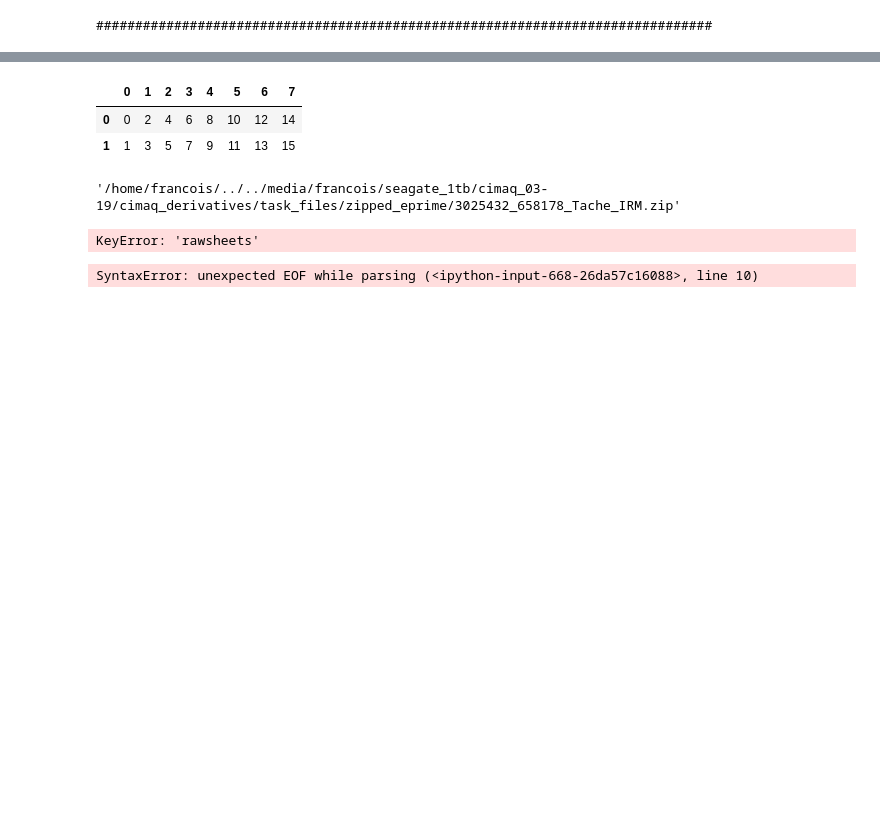
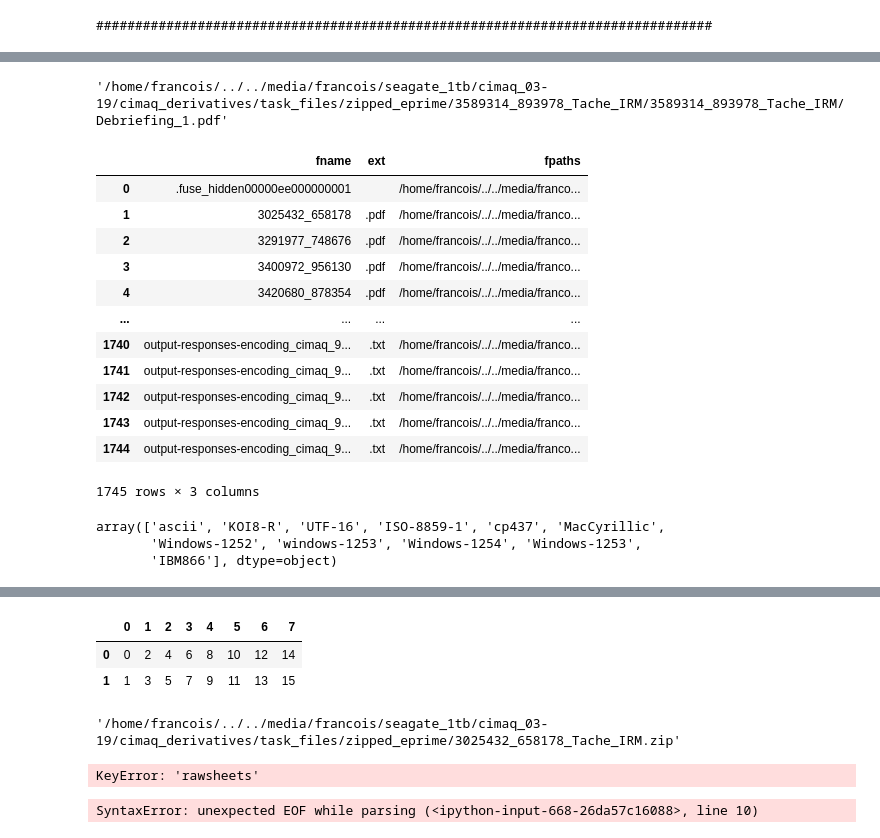
Before and after one commit to FrancoisNadeau/cimaq_memory, a Jupyter notebook: parse_datas.ipynb, the cells around one changed output, grey strips where cells are left out. Drawn from its saved outputs; the diff is of its cells as text; code cells hidden in the pictures; blank space fills up the shorter version.

```diff
--- a/parse_datas.ipynb
+++ b/parse_datas.ipynb
@@ -39,0 +271,41 @@ def get_cimaq_dir_paths(cimaq_dir="~/../../media/francois/seagate_1tb/cimaq_03-1
+# %%
+contents
+# %% [output]
+'/home/francois/../../media/francois/seagate_1tb/cimaq_03-19/cimaq_derivatives/task_files/zipped_eprime/3589314_893978_Tache_IRM/3589314_893978_Tache_IRM/Debriefing_1.pdf'
+# %%
+def uzipfiles(indir, outdir=None):
+    if outdir != None:
+        outdir = outdir
+    else:
+        outdir = pjoin(dname(indir), 'uz_'+os.path.splitext(bname(indir))[0])
+    os.makedirs(outdir, exist_ok=True)
+    for item in tqdm([itm for itm in loadimages(indir)
+                      if not itm.startswith('.')]):
+        with zipfile.ZipFile(item, 'r') as archv:
+            archv.extractall(path=pjoin(outdir,
+                                       os.path.splitext(bname(item))[0]),
+                             members=getnamelist(item))
+            archv.close()
+    [shutil.move(
+        itm,pjoin(outdir,
+                  bname(itm).lower().replace(' ', '_')))
+     for itm in loadimages(outdir)]
+    removeEmptyFolders(indir)
+    removeEmptyFolders(outdir)
+    return loadfiles(loadimages(outdir))
+
+uzipfiles(get_cimaq_dir_paths()[0].zeprimes.fpaths)
+# %% [output]
+|  | fname | ext | fpaths |
+| 0 | .fuse_hidden00000ee000000001 |  | /home/francois/../../media/franco... |
+| 1 | 3025432_658178 | .pdf | /home/francois/../../media/franco... |
+| 2 | 3291977_748676 | .pdf | /home/francois/../../media/franco... |
+| 3 | 3400972_956130 | .pdf | /home/francois/../../media/franco... |
+| 4 | 3420680_878354 | .pdf | /home/francois/../../media/franco... |
+| ... | ... | ... | ... |
+| 1740 | output-responses-encoding_cimaq_9... | .txt | /home/francois/../../media/franco... |
+| 1741 | output-responses-encoding_cimaq_9... | .txt | /home/francois/../../media/franco... |
+| 1742 | output-responses-encoding_cimaq_9... | .txt | /home/francois/../../media/franco... |
+| 1743 | output-responses-encoding_cimaq_9... | .txt | /home/francois/../../media/franco... |
+| 1744 | output-responses-encoding_cimaq_9... | .txt | /home/francois/../../media/franco... |
+1745 rows × 3 columns
@@ -40,2 +391,8 @@ def get_cimaq_dir_paths(cimaq_dir="~/../../media/francois/seagate_1tb/cimaq_03-1
+# %%
+zipfiles['encoding'].unique()
+# %% [output]
+array(['ascii', 'KOI8-R', 'UTF-16', 'ISO-8859-1', 'cp437', 'MacCyrillic',
+       'Windows-1252', 'windows-1253', 'Windows-1254', 'Windows-1253',
+       'IBM866'], dtype=object)
 # %%
 def get_zipinfos(fpath):
```
Also changed, not shown: parts of 23 cells of this notebook, 4 other files.
